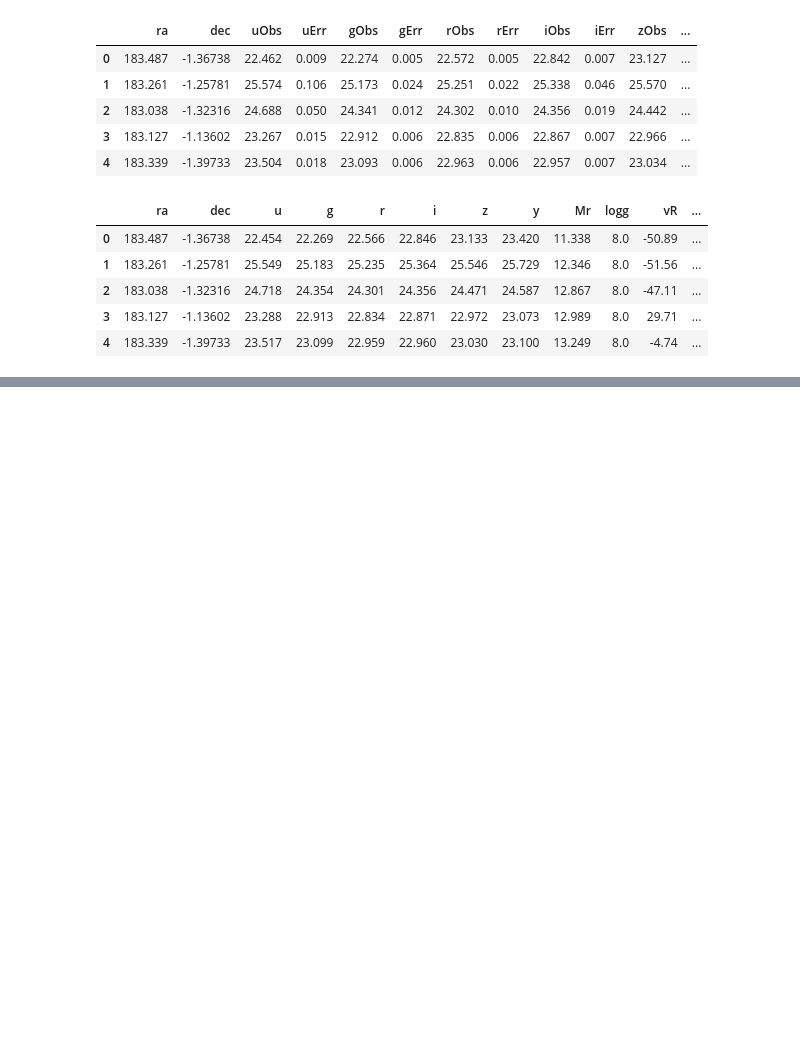
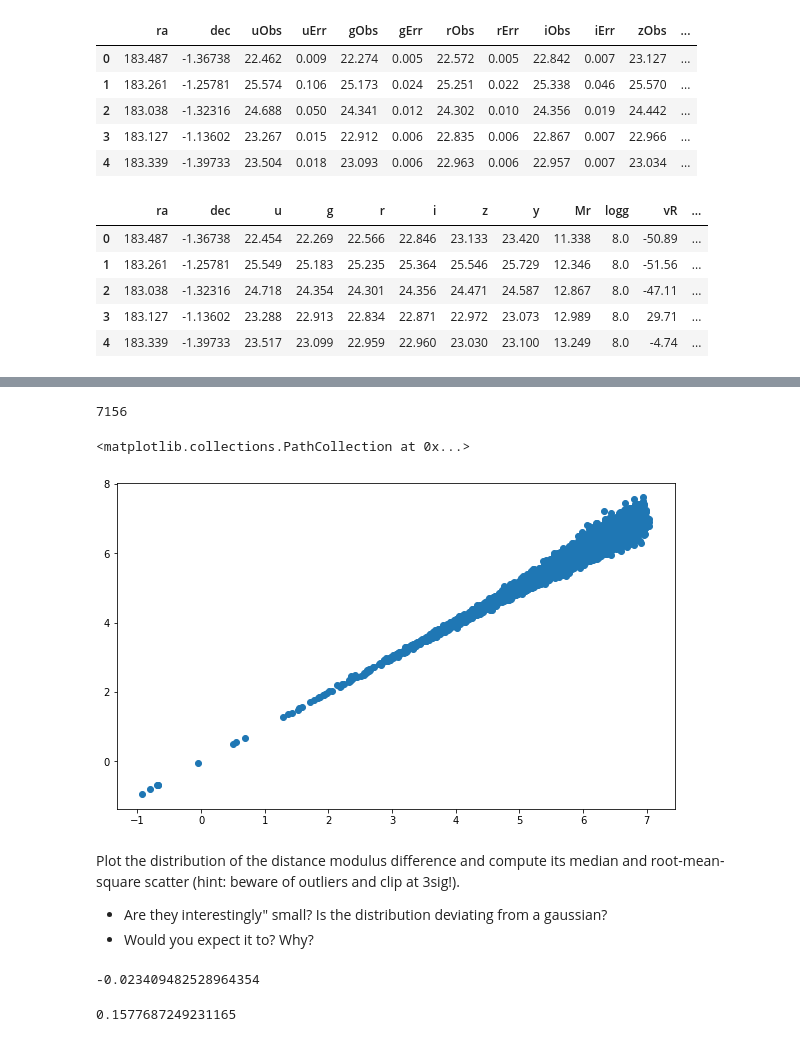
Before and after one commit to ykwang1/astr-511-w21, a Jupyter notebook: homeworks/notebooks/Homework3.ipynb, the cells around one changed output, grey strips where cells are left out. Drawn from its saved outputs; the diff is of its cells as text; code cells hidden in the pictures; blank space fills up the shorter version.

```diff
--- a/homeworks/notebooks/Homework3.ipynb
+++ b/homeworks/notebooks/Homework3.ipynb
@@ -32,2 +26,0 @@ obs.head()
-# %%
-obs.set_index(truth.index)
@@ -87,5 +44,0 @@ shown in the bottom left corner of fig. 23 in Ivezic et al. (2007, AJ, 134, 973)
-# %%
-obs['SNR'] = obs['piObs'] / obs['piErr']
-obs['gold_pi'] = obs['SNR'] > 10
-obs['D(kpc)'] = 1 / obs['piObs']
-obs['Mr'] = obs['rObs'] - 5 * np.log10(obs['D(kpc)'] * 1000 / 10)
@@ -97,3 +44,0 @@ plt.scatter(obs.loc[obs['gold_pi'], 'Mr'], truth.loc[obs['gold_pi'], 'Mr'])
-# %%
-obs.loc[obs['gold_pi'], 'delMr'] = obs.loc[obs['gold_pi'], 'Mr'] - truth.loc[obs['gold_pi'], 'Mr']
-plt.hist(obs['delMr'], bins=20 )
@@ -123,0 +51,15 @@ plt.scatter(obs.loc[obs['gold_pi'], 'gObs'] - obs.loc[obs['gold_pi'], 'rObs'], o
+# %%
+# Calculate SNR and define a new dataframe with only gold sample WDs
+obs['SNR'] = obs['piObs'] / obs['piErr']
+gold_mask = np.abs(obs['SNR']) > 10
+obs_gold = obs[gold_mask]
+
+# Calculate the DM of these WDs
+obs_gold['D(kpc)'] = 1 / obs_gold['piObs']
+obs_gold['DM'] = 5 * np.log10(obs_gold['D(kpc)'] * 1000) - 5
+
+# Calculate the truth DM values
+truth['DM'] = truth['r'] - truth['Mr']
+
+# Select the rows corresponding to the gold sample
+truth_gold = truth[gold_mask]
@@ -123,0 +77,14 @@ plt.scatter(obs.loc[obs['gold_pi'], 'gObs'] - obs.loc[obs['gold_pi'], 'rObs'], o
+# %%
+sum(gold_mask)
+# %% [output]
+7156
+# %%
+# Plot obs DM vs truth DM for gold sample
+plt.scatter(obs_gold['DM'], truth_gold['DM'])
+# %% [output]
+<matplotlib.collections.PathCollection at 0x...>
+[figure, added]
+# %% [markdown]
+Plot the distribution of the distance modulus difference and compute its median and root-mean-square scatter (hint: beware of outliers and clip at 3sig!).
+- Are they interestingly" small? Is the distribution deviating from a gaussian?
+- Would you expect it to? Why?
@@ -123,0 +95,10 @@ plt.scatter(obs.loc[obs['gold_pi'], 'gObs'] - obs.loc[obs['gold_pi'], 'rObs'], o
+# %%
+med = diffs_gold.median()
+med
+# %% [output]
+-0.023409482528964354
+# %%
+rms = diffs_gold.std(ddof=0)
+rms
+# %% [output]
+0.1577687249231165
```
Also changed, not shown: parts of 75 cells of this notebook.
